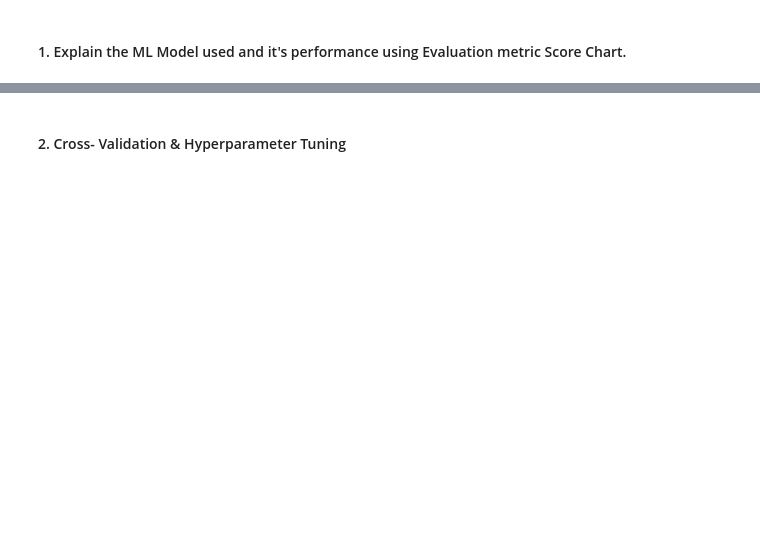
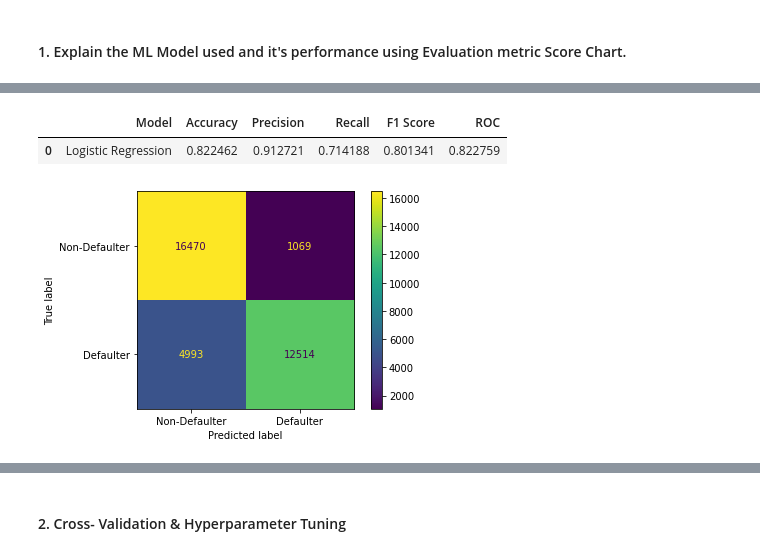
Before and after one commit to oweskhan77/Credit-Card-Default-Prediction, a Jupyter notebook: Credit_Card_Default_Prediction_ML_Submission_Template.ipynb, the cells around one changed output, grey strips where cells are left out. Saved outputs shown, nothing was run; the diff lists cells and outputs as text; code cells hidden in the pictures; blank space fills up the shorter version.

```diff
--- a/Credit_Card_Default_Prediction_ML_Submission_Template.ipynb
+++ b/Credit_Card_Default_Prediction_ML_Submission_Template.ipynb
@@ -1104,6 +1153,10 @@ SMOTE algorithm works in 4 simple steps:
 # %%
 # Split your data to train and test. Choose Splitting ratio wisely.
 X_train, X_test, Y_train, Y_test = train_test_split(X_smt,Y_smt,test_size = 0.25, random_state=1)
+#Scaling the features for better performance of models.
+sc=StandardScaler()
+X_train=sc.fit_transform(X_train)
+X_test=sc.transform(X_test)
 # Show the Training and Testing Data
 #Checking the shape of
 print(X_train.shape,Y_train.shape)
@@ -1125,6 +1178,6 @@ For the train-test split, I utilised an 75:25 ratio. We can see we have 35046 da
 # %%
 # ML Model - 1 Implementation
+logistic_regg=LogisticRegression(fit_intercept=True,max_iter=10000)
 
 # Fit the Algorithm
-
-# Predict on the model
+logistic_regg.fit(X_train,Y_train)
@@ -1131,2 +1226,6 @@ For the train-test split, I utilised an 75:25 ratio. We can see we have 35046 da
+# %%
+ #predicting the values of y from x via model
+y_pred_test = logistic_regg.predict(X_test)
+y_pred_train = logistic_regg.predict(X_train)
 # %% [markdown]
 #### 1. Explain the ML Model used and it's performance using Evaluation metric Score Chart.
@@ -1134,0 +1257,22 @@ For the train-test split, I utilised an 75:25 ratio. We can see we have 35046 da
+# %%
+# Visualizing evaluation Metric Score chart
+roc=roc_auc_score(Y_test, y_pred_test)
+acc = accuracy_score(Y_test, y_pred_test)
+prec = precision_score(Y_test, y_pred_test)
+rec = recall_score(Y_test,y_pred_test)
+f1 = f1_score(Y_test, y_pred_test)
+
+eval_matric = pd.DataFrame([['Logistic Regression', acc,prec,rec, f1,roc]],
+               columns = ['Model', 'Accuracy', 'Precision', 'Recall', 'F1 Score','ROC'])
+eval_matric
+# %% [output]
+|  | Model | Accuracy | Precision | Recall | F1 Score | ROC |
+| 0 | Logistic Regression | 0.822462 | 0.912721 | 0.714188 | 0.801341 | 0.822759 |
+# %%
+#Confusion matrics for Train
+cm = metrics.confusion_matrix(Y_train, y_pred_train)
+cm_display = metrics.ConfusionMatrixDisplay(confusion_matrix = cm, display_labels = ['Non-Defaulter','Defaulter'])
+cm_display.plot()
+plt.show()
+# %% [output]
+[figure, added]
```
Also changed, not shown: parts of 113 cells of this notebook.
